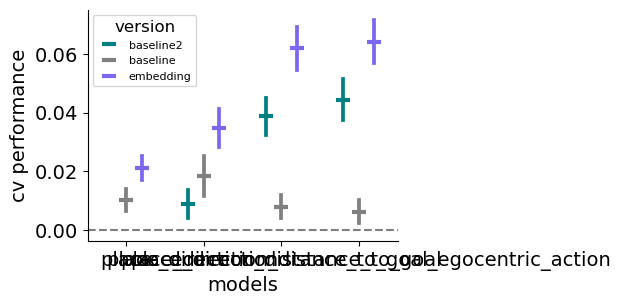
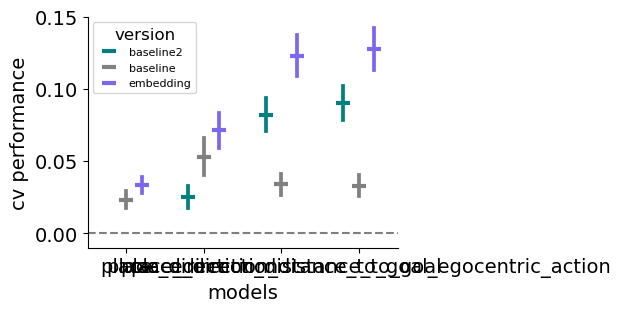
The notebook cell's code change between the first figure and the second:
--- before
+++ after
@@ -1,6 +1,7 @@
 nbe_validation = lms.load_model_set_cv_scores(
-    model_set="performance_validation", maze_names=["maze_1", "maze_2", "rooms_maze"], all_completed=False
+    model_set="performance_validation2", maze_names=["maze_1", "maze_2", "rooms_maze"], all_completed=True
 )
 f, ax = plt.subplots(figsize=(4, 3))
 mc.plot_performance_validation(nbe_validation, ax=ax, outlier_threshold=-0.2)
+ax.set_ylim(-0.01, 0.15)
 f.savefig("../results/nbeGLM/figures/performance_validation.pdf")

Commit: nbeGLM round 2 results